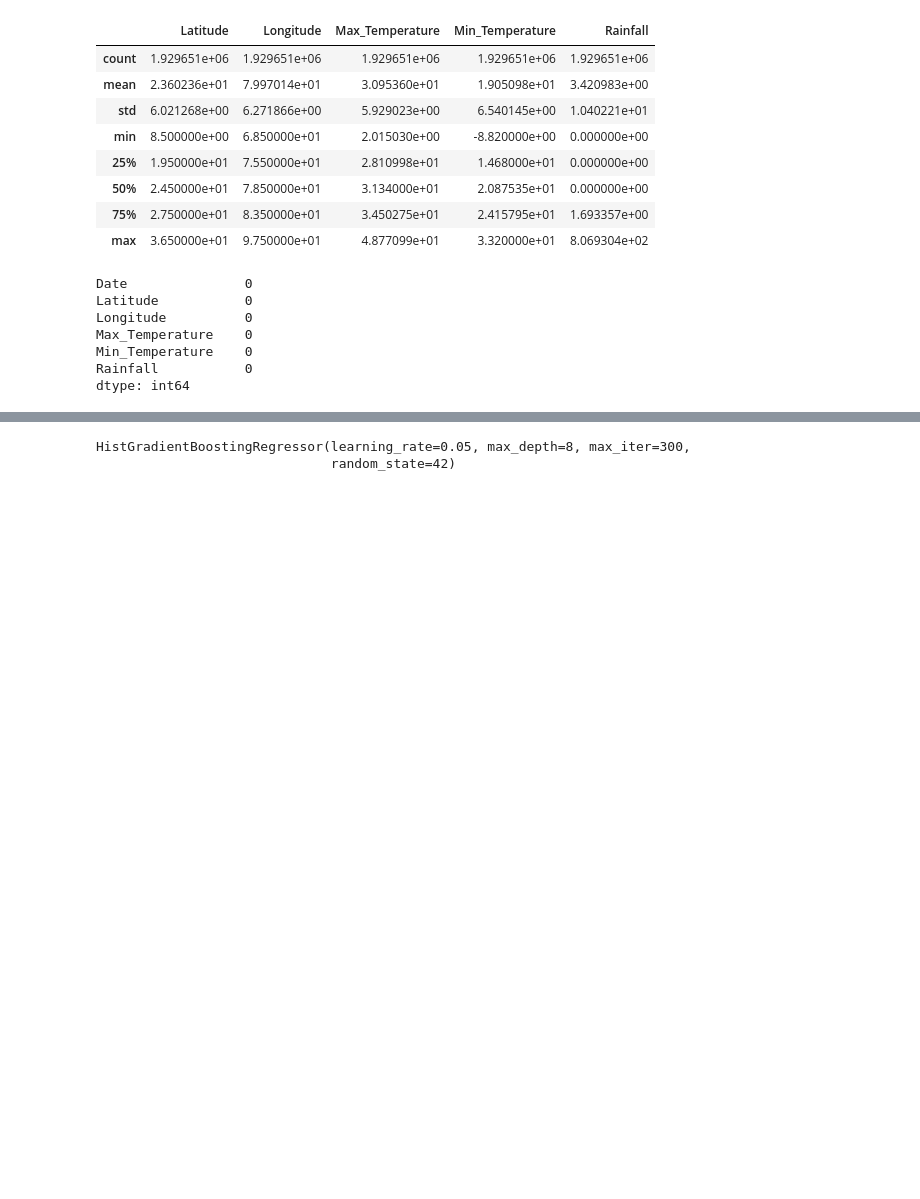
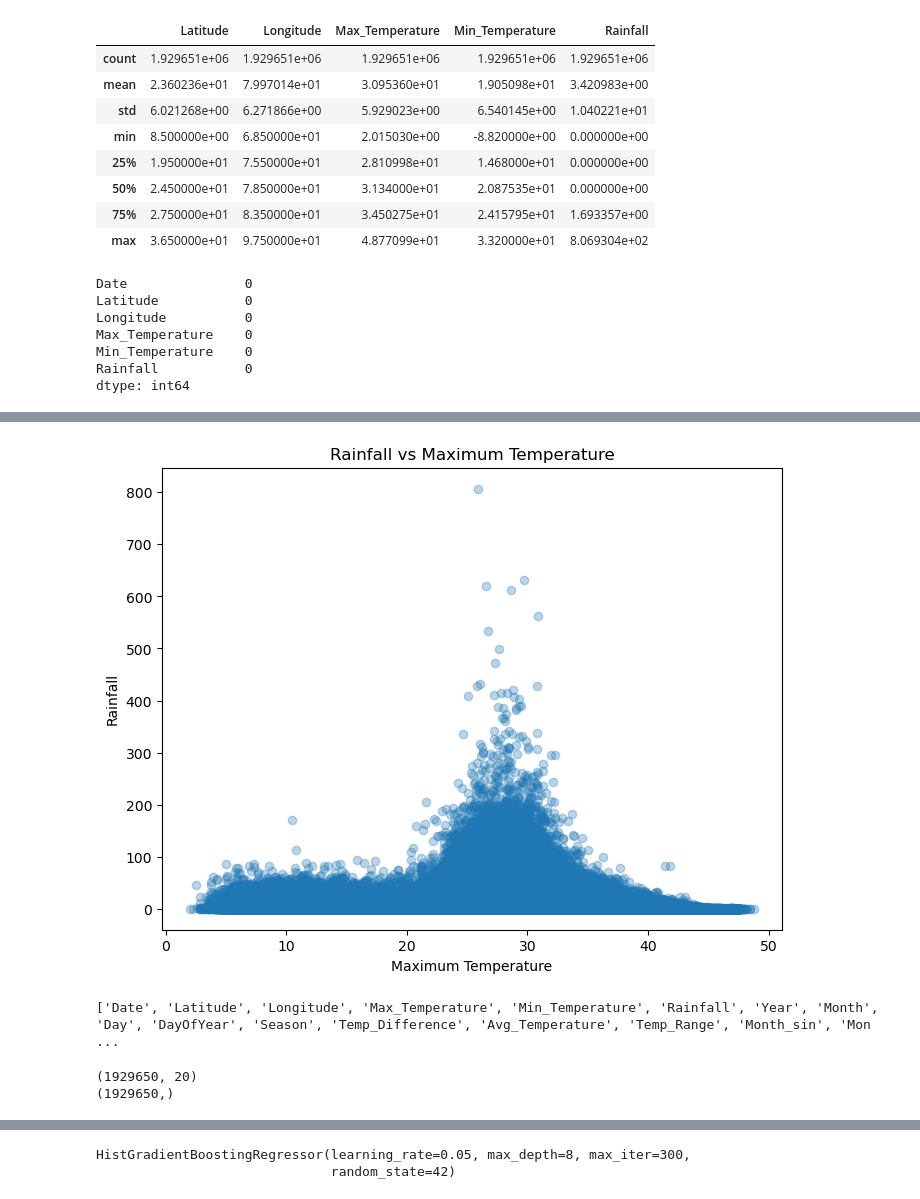
Before and after one commit to shudhanshusingh649/PowerBI-Dashboard-Projects, a Jupyter notebook: Final_Dataset/Climate_Analysis.ipynb, the cells around one changed output, grey strips where cells are left out. Drawn from its saved outputs; the diff is of its cells as text; code cells hidden in the pictures; blank space fills up the shorter version.

```diff
--- a/Final_Dataset/Climate_Analysis.ipynb
+++ b/Final_Dataset/Climate_Analysis.ipynb
@@ -575,0 +125,10 @@ model = HistGradientBoostingRegressor(
+# %%
+df["Latitude_Square"] = df["Latitude"]**2
+
+df["Longitude_Square"] = df["Longitude"]**2
+
+df["Lat_Long"] = (
+    df["Latitude"]
+    *
+    df["Longitude"]
+)
@@ -575,0 +185,21 @@ model = HistGradientBoostingRegressor(
+# %%
+plt.figure(figsize=(8,6))
+
+plt.scatter(
+    df["Max_Temperature"],
+    df["Rainfall"],
+    alpha=0.3
+)
+
+plt.xlabel("Maximum Temperature")
+plt.ylabel("Rainfall")
+
+plt.title("Rainfall vs Maximum Temperature")
+
+plt.show()
+# %% [output]
+[figure, added]
+# %%
+print(df.columns.tolist())
+# %% [output]
+['Date', 'Latitude', 'Longitude', 'Max_Temperature', 'Min_Temperature', 'Rainfall', 'Year', 'Month', 'Day', 'DayOfYear', 'Season', 'Temp_Difference', 'Avg_Temperature', 'Temp_Range', 'Month_sin', 'Mon ...
@@ -575,0 +235,7 @@ model = HistGradientBoostingRegressor(
+# %%
+print(X.shape)
+
+print(y.shape)
+# %% [output]
+(1929650, 20)
+(1929650,)
```
Also changed, not shown: parts of 87 cells of this notebook.
